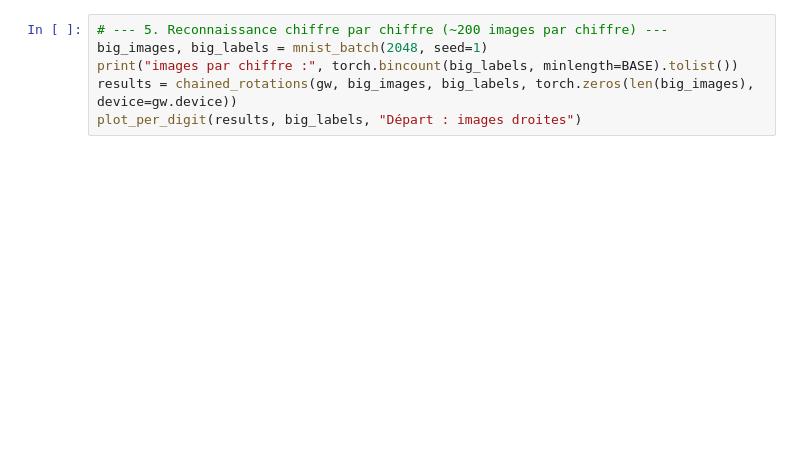
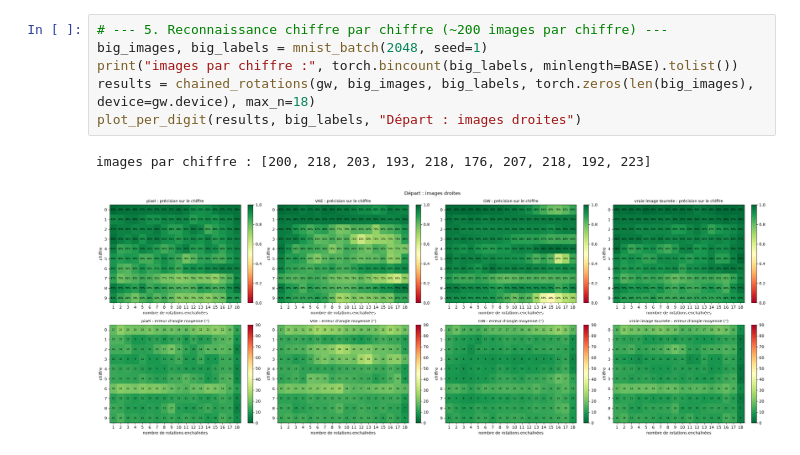
Before and after one commit to lucas-ch/gwnumb, a Jupyter notebook: test.ipynb, the cells around one changed output. Saved outputs shown, nothing was run; the diff lists cells and outputs as text; blank space fills up the shorter version.

```diff
--- a/test.ipynb
+++ b/test.ipynb
@@ -61,6 +95,9 @@ show_chained_rotations(gw, images)
 # %%
 # --- 5. Reconnaissance chiffre par chiffre (~200 images par chiffre) ---
 big_images, big_labels = mnist_batch(2048, seed=1)
 print("images par chiffre :", torch.bincount(big_labels, minlength=BASE).tolist())
-results = chained_rotations(gw, big_images, big_labels, torch.zeros(len(big_images), device=gw.device))
+results = chained_rotations(gw, big_images, big_labels, torch.zeros(len(big_images), device=gw.device), max_n=18)
 plot_per_digit(results, big_labels, "Départ : images droites")
+# %% [output]
+images par chiffre : [200, 218, 203, 193, 218, 176, 207, 218, 192, 223]
+[figure, added]
```
Also changed, not shown: parts of 6 cells of this notebook, 7 other files.
